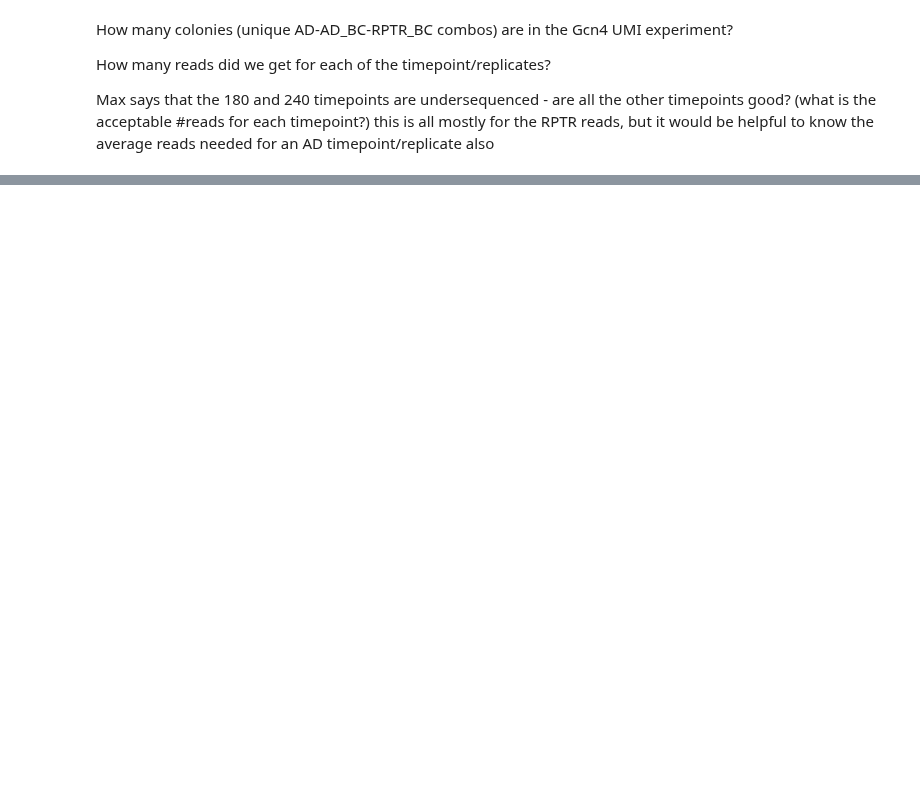
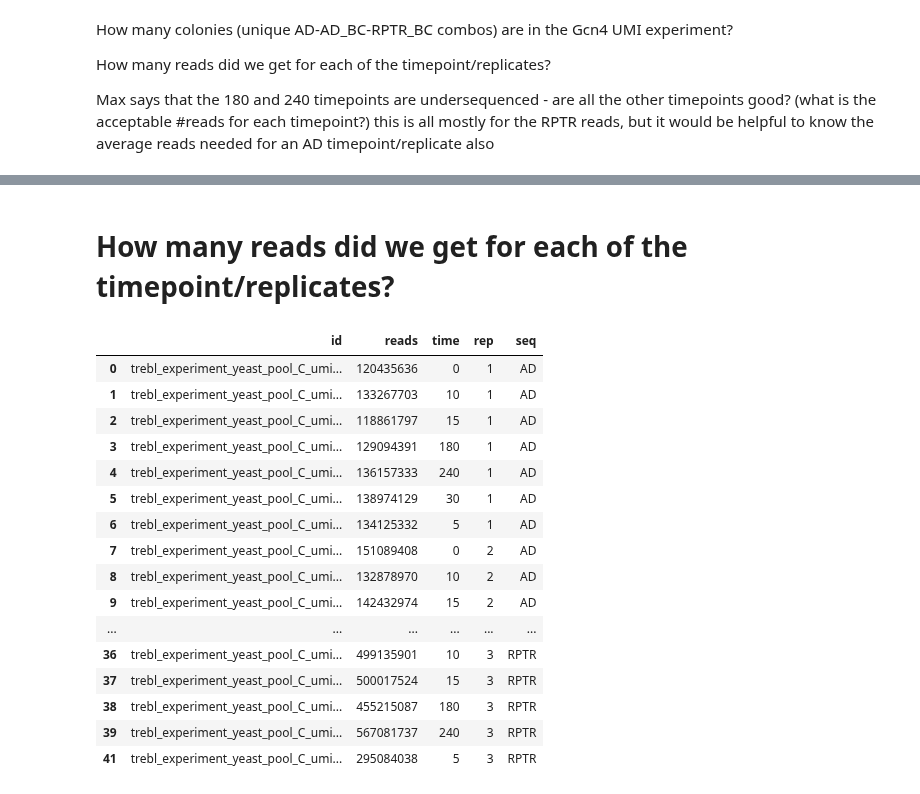
Before and after one commit to sanjanakotha/TREBL-analysis, a Jupyter notebook: notebooks/GCN4/MZ Colony Count Questions.ipynb, the cells around one changed output, grey strips where cells are left out. Cells and saved outputs as stored; diff of their text form; code cells hidden in the pictures; blank space fills up the shorter version.

```diff
--- a/notebooks/GCN4/MZ Colony Count Questions.ipynb
+++ b/notebooks/GCN4/MZ Colony Count Questions.ipynb
@@ -29,0 +65,40 @@ this is all mostly for the RPTR reads, but it would be helpful to know the avera
+# %% [markdown]
+# How many reads did we get for each of the timepoint/replicates?
+# %%
+# Dictionary to store row counts
+row_counts = {}
+
+# Loop through tables and get row counts
+for table in tqdm(trebl_exp_tables):
+    try:
+        count = con.execute(f"SELECT COUNT(*) FROM {table}").fetchone()[0]
+        row_counts[table] = count
+    except Exception as e:
+        row_counts[table] = f"Error: {e}"
+
+reads_per_sample = pd.DataFrame({'id' : row_counts.keys(), 'reads' : row_counts.values()})
+reads_per_sample["sample"] = reads_per_sample["id"].str.split("umi_").str[1].str.split("_").str[:3].str.join("_")
+reads_per_sample["time"] = reads_per_sample["sample"].str.split("_").str[2].astype(int)
+reads_per_sample["rep"] = reads_per_sample["sample"].str.split("_").str[1].astype(int)
+reads_per_sample["seq"] = reads_per_sample["sample"].str.split("_").str[0]
+reads_per_sample = reads_per_sample.drop(columns = ["sample"])
+reads_per_sample = reads_per_sample[reads_per_sample["reads"] > 100]
+reads_per_sample
+# %% [output]
+|  | id | reads | time | rep | seq |
+| 0 | trebl_experiment_yeast_pool_C_umi... | 120435636 | 0 | 1 | AD |
+| 1 | trebl_experiment_yeast_pool_C_umi... | 133267703 | 10 | 1 | AD |
+| 2 | trebl_experiment_yeast_pool_C_umi... | 118861797 | 15 | 1 | AD |
+| 3 | trebl_experiment_yeast_pool_C_umi... | 129094391 | 180 | 1 | AD |
+| 4 | trebl_experiment_yeast_pool_C_umi... | 136157333 | 240 | 1 | AD |
+| 5 | trebl_experiment_yeast_pool_C_umi... | 138974129 | 30 | 1 | AD |
+| 6 | trebl_experiment_yeast_pool_C_umi... | 134125332 | 5 | 1 | AD |
+| 7 | trebl_experiment_yeast_pool_C_umi... | 151089408 | 0 | 2 | AD |
+| 8 | trebl_experiment_yeast_pool_C_umi... | 132878970 | 10 | 2 | AD |
+| 9 | trebl_experiment_yeast_pool_C_umi... | 142432974 | 15 | 2 | AD |
+| ... | ... | ... | ... | ... | ... |
+| 36 | trebl_experiment_yeast_pool_C_umi... | 499135901 | 10 | 3 | RPTR |
+| 37 | trebl_experiment_yeast_pool_C_umi... | 500017524 | 15 | 3 | RPTR |
+| 38 | trebl_experiment_yeast_pool_C_umi... | 455215087 | 180 | 3 | RPTR |
+| 39 | trebl_experiment_yeast_pool_C_umi... | 567081737 | 240 | 3 | RPTR |
+| 41 | trebl_experiment_yeast_pool_C_umi... | 295084038 | 5 | 3 | RPTR |
```
Also changed, not shown: parts of 15 cells of this notebook, 36 other files.
